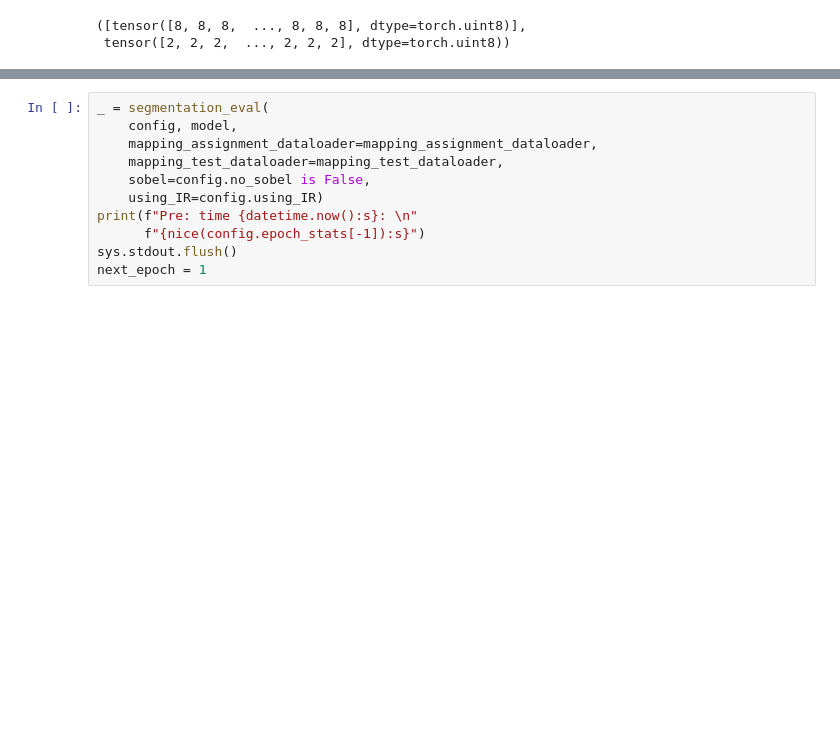
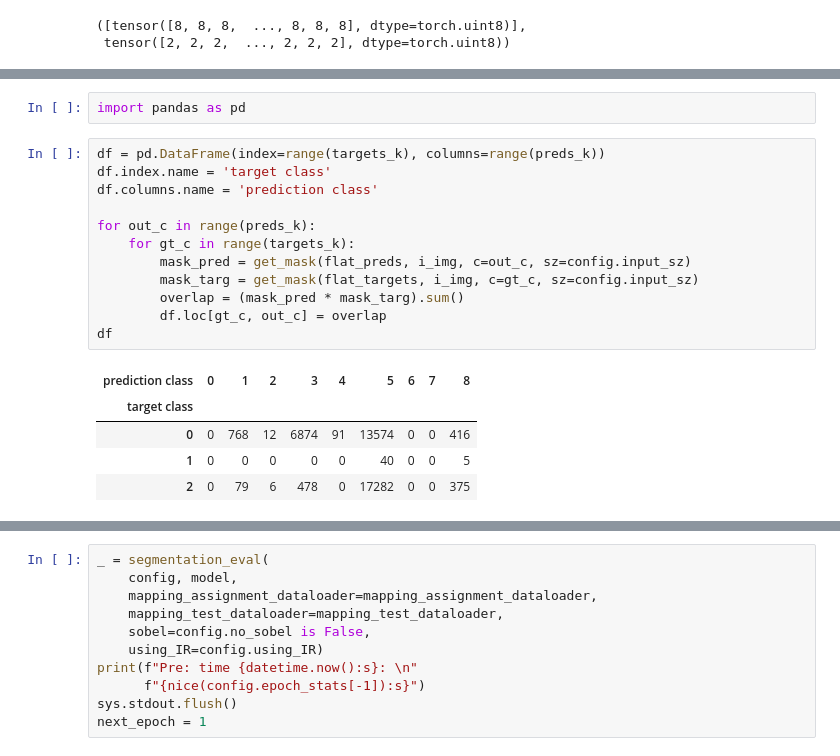
Before and after one commit to qAp/IIC, a Jupyter notebook: nbs/03_segmentation_eval.ipynb, the cells around one changed output, grey strips where cells are left out. Drawn from its saved outputs; the diff is of its cells as text; blank space fills up the shorter version.

```diff
--- a/nbs/03_segmentation_eval.ipynb
+++ b/nbs/03_segmentation_eval.ipynb
@@ -428,0 +496,20 @@ flat_predss_all, flat_targets_all
+# %%
+import pandas as pd
+# %%
+df = pd.DataFrame(index=range(targets_k), columns=range(preds_k))
+df.index.name = 'target class'
+df.columns.name = 'prediction class'
+
+for out_c in range(preds_k):
+    for gt_c in range(targets_k):
+        mask_pred = get_mask(flat_preds, i_img, c=out_c, sz=config.input_sz)
+        mask_targ = get_mask(flat_targets, i_img, c=gt_c, sz=config.input_sz)
+        overlap = (mask_pred * mask_targ).sum()
+        df.loc[gt_c, out_c] = overlap
+df
+# %% [output]
+| prediction class | 0 | 1 | 2 | 3 | 4 | 5 | 6 | 7 | 8 |
+| target class |  |  |  |  |  |  |  |  |  |
+| 0 | 0 | 768 | 12 | 6874 | 91 | 13574 | 0 | 0 | 416 |
+| 1 | 0 | 0 | 0 | 0 | 0 | 40 | 0 | 0 | 5 |
+| 2 | 0 | 79 | 6 | 478 | 0 | 17282 | 0 | 0 | 375 |
```
Also changed, not shown: parts of 19 cells of this notebook.
